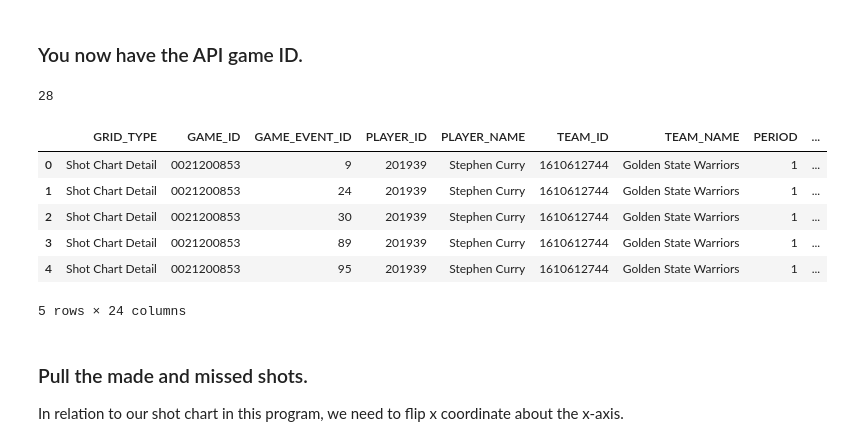
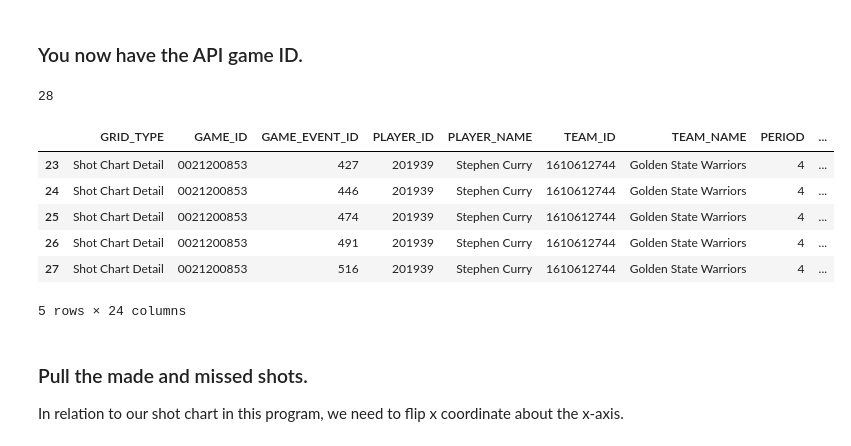
Before and after one commit to tyleryandt18/NBA-shotchart, a Jupyter notebook: src/shotchartGame.ipynb, the cells around one changed output. Cells and saved outputs as stored; diff of their text form; code cells hidden in the pictures.

```diff
--- a/src/shotchartGame.ipynb
+++ b/src/shotchartGame.ipynb
@@ -135,27 +119,27 @@ There are 28 shots by this player.
 # %%
 game_json = shotchartdetail.ShotChartDetail(
             team_id = get_team_id('Golden State Warriors'),
             player_id = get_player_id('Stephen', 'Curry'),
             context_measure_simple = 'FGA',
             game_id_nullable='0021200853')
 
 game_data = json.loads(game_json.get_json())
 
 # Make into a dataframe
 game_df = pd.concat(
     pd.DataFrame(shot, columns=game_data['resultSets'][0]['headers'])
     for shot in [game_data['resultSets'][0]['rowSet']]
 )
 print(len(game_df))
-game_df.head()
+game_df.tail()
 # %% [output]
 28
 |  | GRID_TYPE | GAME_ID | GAME_EVENT_ID | PLAYER_ID | PLAYER_NAME | TEAM_ID | TEAM_NAME | PERIOD | ... |
-| 0 | Shot Chart Detail | 0021200853 | 9 | 201939 | Stephen Curry | 1610612744 | Golden State Warriors | 1 | ... |
-| 1 | Shot Chart Detail | 0021200853 | 24 | 201939 | Stephen Curry | 1610612744 | Golden State Warriors | 1 | ... |
-| 2 | Shot Chart Detail | 0021200853 | 30 | 201939 | Stephen Curry | 1610612744 | Golden State Warriors | 1 | ... |
-| 3 | Shot Chart Detail | 0021200853 | 89 | 201939 | Stephen Curry | 1610612744 | Golden State Warriors | 1 | ... |
-| 4 | Shot Chart Detail | 0021200853 | 95 | 201939 | Stephen Curry | 1610612744 | Golden State Warriors | 1 | ... |
+| 23 | Shot Chart Detail | 0021200853 | 427 | 201939 | Stephen Curry | 1610612744 | Golden State Warriors | 4 | ... |
+| 24 | Shot Chart Detail | 0021200853 | 446 | 201939 | Stephen Curry | 1610612744 | Golden State Warriors | 4 | ... |
+| 25 | Shot Chart Detail | 0021200853 | 474 | 201939 | Stephen Curry | 1610612744 | Golden State Warriors | 4 | ... |
+| 26 | Shot Chart Detail | 0021200853 | 491 | 201939 | Stephen Curry | 1610612744 | Golden State Warriors | 4 | ... |
+| 27 | Shot Chart Detail | 0021200853 | 516 | 201939 | Stephen Curry | 1610612744 | Golden State Warriors | 4 | ... |
 5 rows × 24 columns
 # %% [markdown]
 ### Pull the made and missed shots.
```
Also changed, not shown: parts of 7 cells of this notebook, 1 other file.
